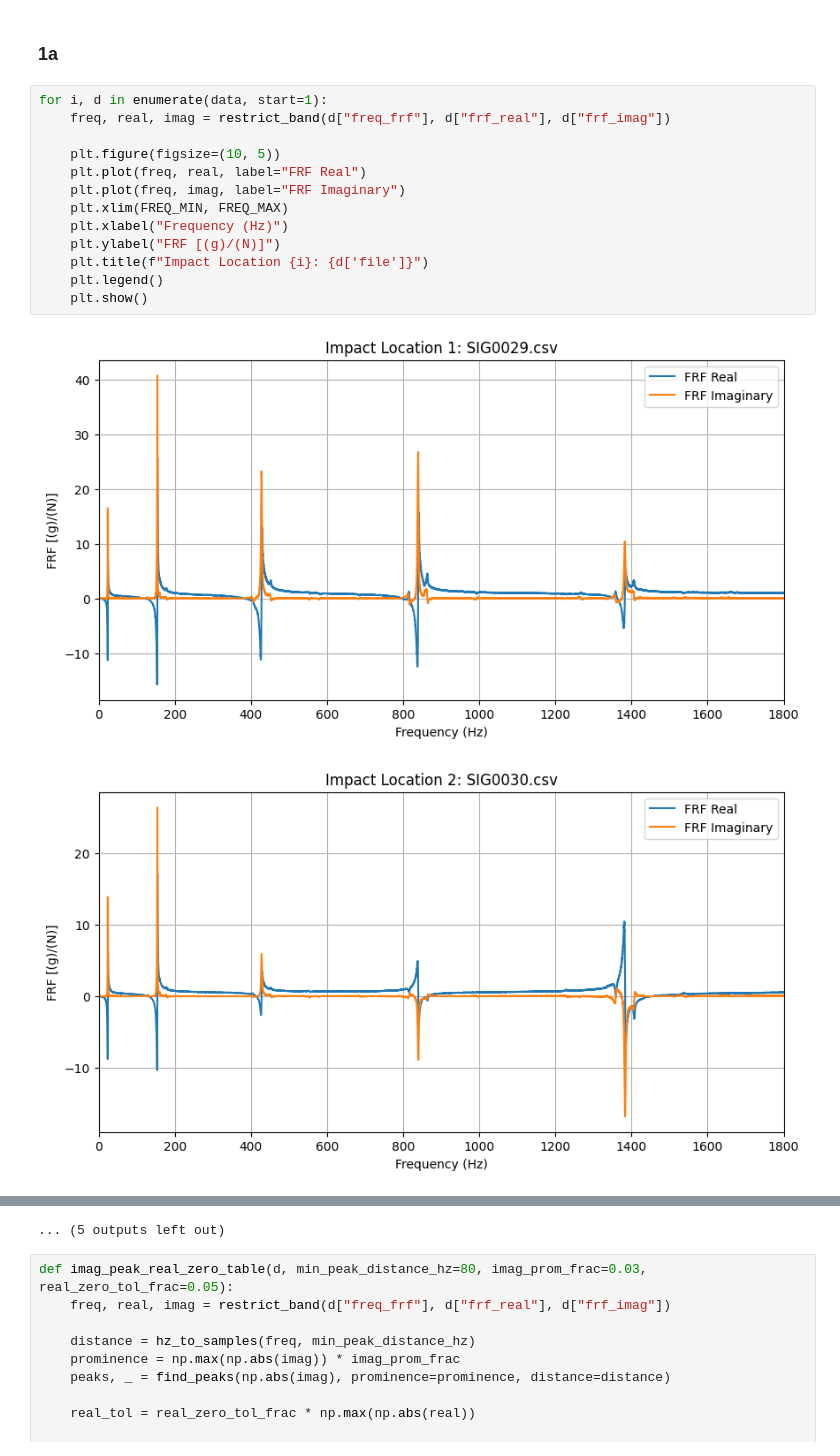
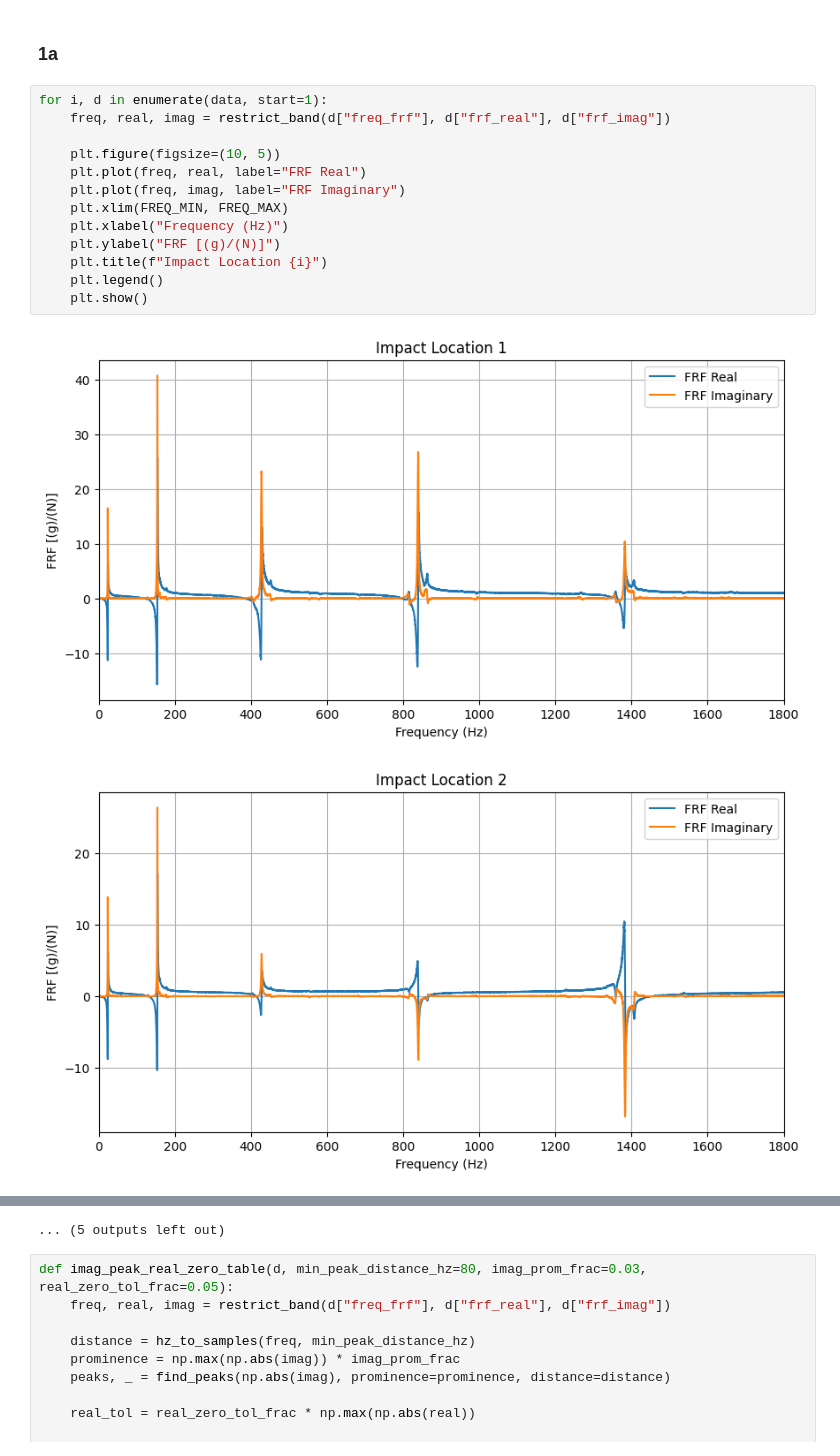
Before and after one commit to aaliyahgaffey/lab5_AE461, a Jupyter notebook: data_analysis.ipynb, the cells around one changed output, grey strips where cells are left out. Drawn from its saved outputs; the diff is of its cells as text.

Commit message:
Edit titles of plots

```diff
--- a/data_analysis.ipynb
+++ b/data_analysis.ipynb
@@ -125,16 +125,16 @@ def hz_to_samples(freq, min_peak_distance_hz=80):
 # %%
 for i, d in enumerate(data, start=1):
     freq, real, imag = restrict_band(d["freq_frf"], d["frf_real"], d["frf_imag"])
 
     plt.figure(figsize=(10, 5))
     plt.plot(freq, real, label="FRF Real")
     plt.plot(freq, imag, label="FRF Imaginary")
     plt.xlim(FREQ_MIN, FREQ_MAX)
     plt.xlabel("Frequency (Hz)")
     plt.ylabel("FRF [(g)/(N)]")
-    plt.title(f"Impact Location {i}: {d['file']}")
+    plt.title(f"Impact Location {i}")
     plt.legend()
     plt.show()
 # %% [output]
-[figure, old version]
+[figure, new version]
-[figure, old version]
+[figure, new version]
```
Also changed, not shown: parts of 1 cell of this notebook.
